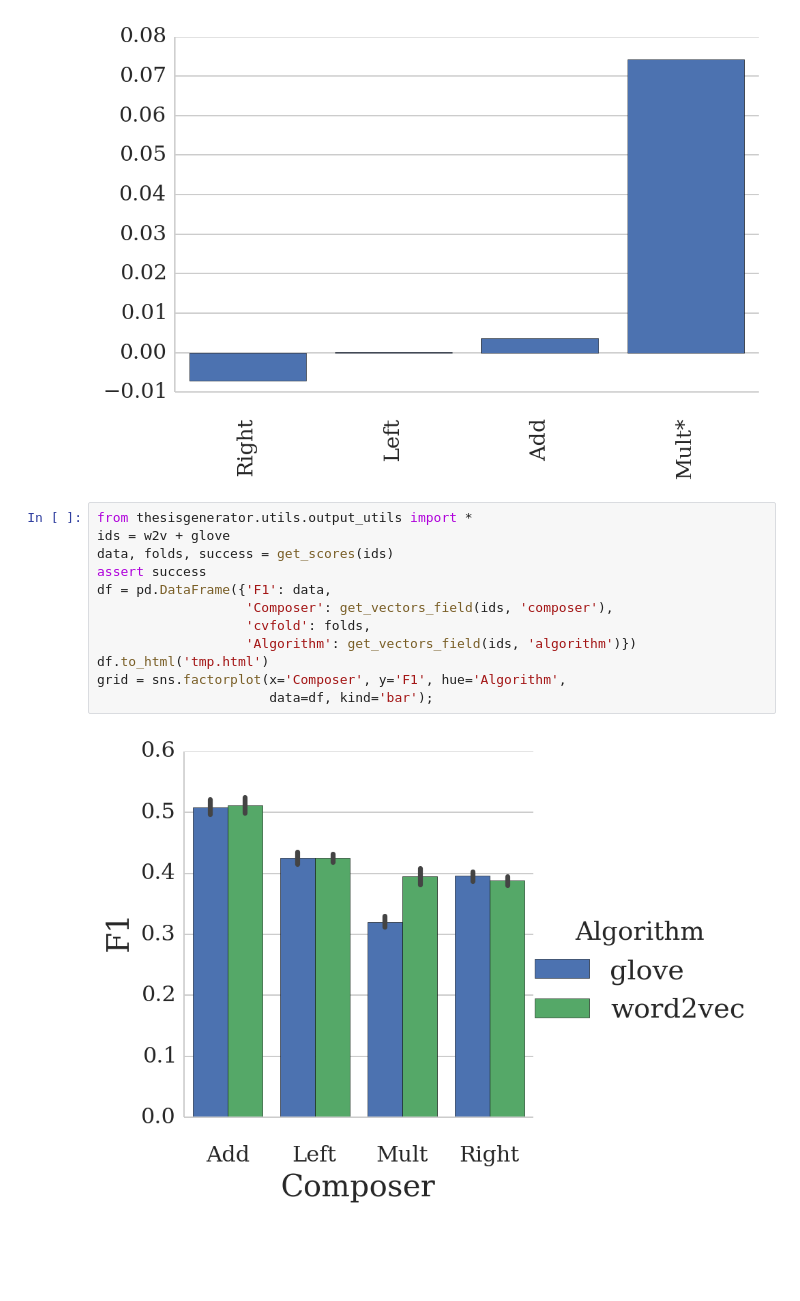
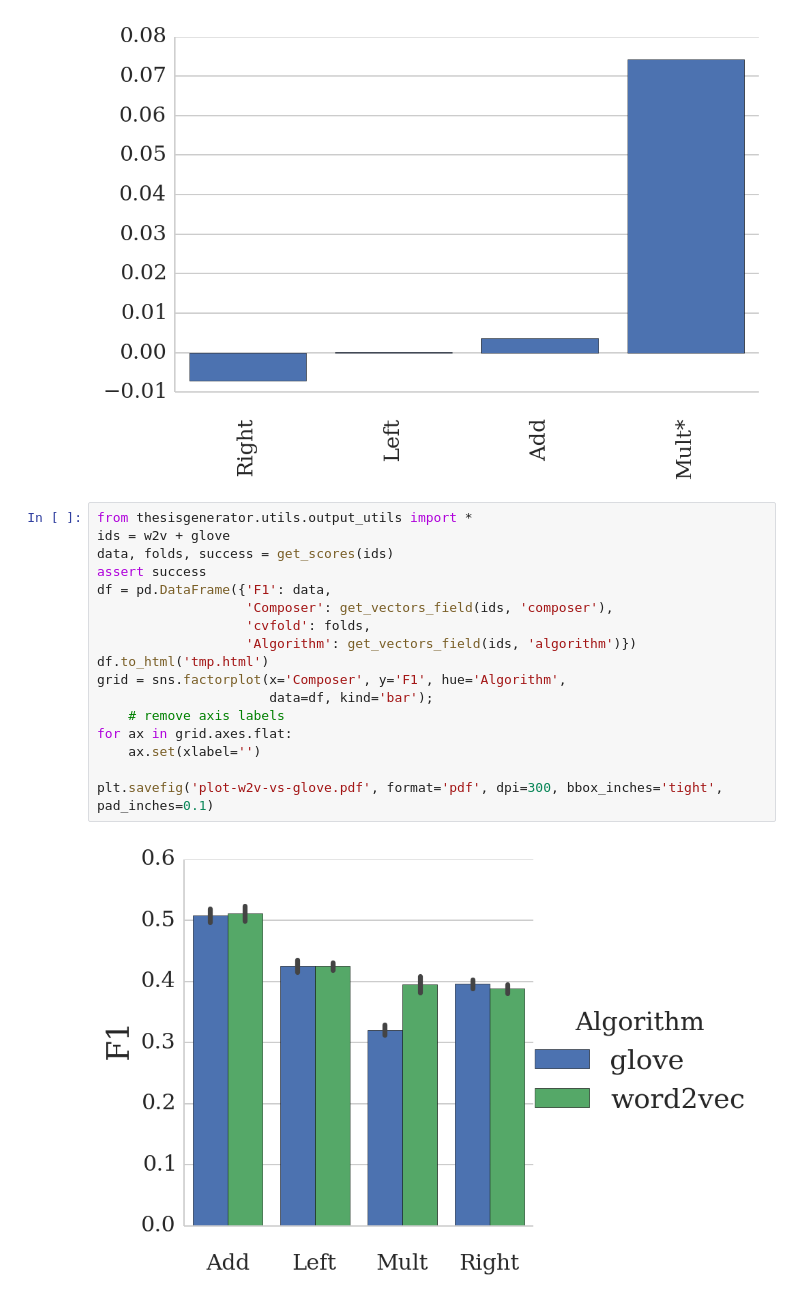
Before and after one commit to mbatchkarov/ExpLosion, a Jupyter notebook: notebooks/diff_plot.ipynb, the cells around one changed output. Saved outputs shown, nothing was run; the diff lists cells and outputs as text; blank space fills up the shorter version.

Commit message:
more figure tweaks

```diff
--- a/notebooks/diff_plot.ipynb
+++ b/notebooks/diff_plot.ipynb
@@ -177,14 +177,19 @@ Object `df.to_csv` not found.
 # %%
 from thesisgenerator.utils.output_utils import *
 ids = w2v + glove
 data, folds, success = get_scores(ids)
 assert success
 df = pd.DataFrame({'F1': data,
                    'Composer': get_vectors_field(ids, 'composer'),
                    'cvfold': folds,
                    'Algorithm': get_vectors_field(ids, 'algorithm')})
 df.to_html('tmp.html')
 grid = sns.factorplot(x='Composer', y='F1', hue='Algorithm',
                       data=df, kind='bar');
+    # remove axis labels
+for ax in grid.axes.flat:
+    ax.set(xlabel='')
+
+plt.savefig('plot-w2v-vs-glove.pdf', format='pdf', dpi=300, bbox_inches='tight', pad_inches=0.1)
 # %% [output]
-[figure, old version]
+[figure, new version]
```
Also changed, not shown: parts of 1 cell of this notebook, 1 other file.
